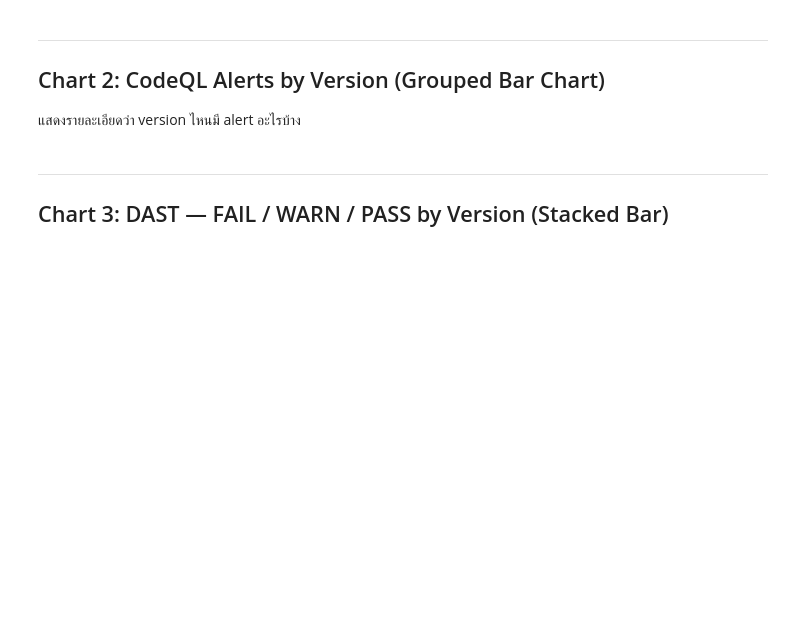
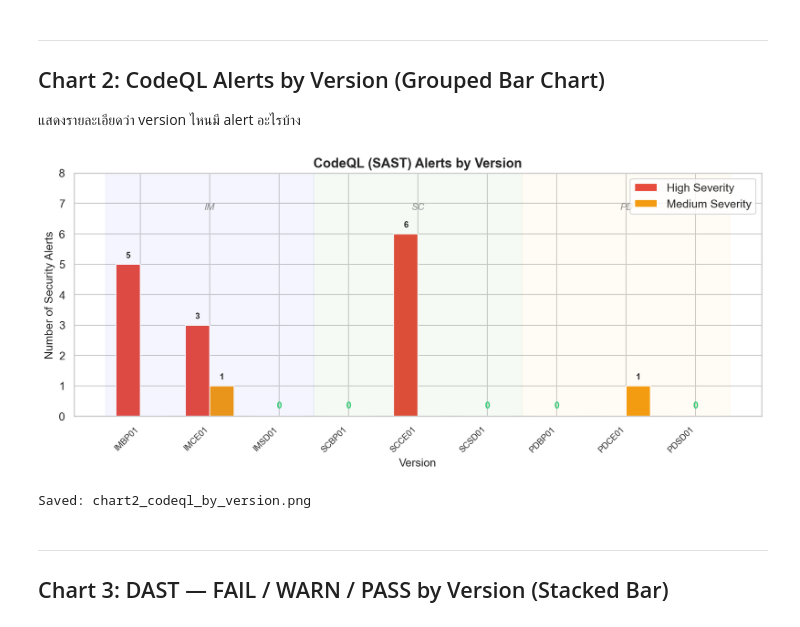
Before and after one commit to PhatchareePuangjai/chatGPT5, a Jupyter notebook: src/research_charts.ipynb, the cells around one changed output. Saved outputs shown, nothing was run; the diff lists cells and outputs as text; code cells hidden in the pictures; blank space fills up the shorter version.

```diff
--- a/src/research_charts.ipynb
+++ b/src/research_charts.ipynb
@@ -146,43 +158,52 @@ print('Saved: chart1_codeql_by_strategy.png')
 ## Chart 2: CodeQL Alerts by Version (Grouped Bar Chart)
 แสดงรายละเอียดว่า version ไหนมี alert อะไรบ้าง
 # %%
-fig, ax = plt.subplots(figsize=(10, 5))
+fig, ax = plt.subplots(figsize=(11, 5))
 
-versions = df_sonar['Version'].tolist()
+versions = df_codeql['Version'].tolist()
 x = np.arange(len(versions))
-colors_by_strategy = [STRATEGY_COLORS[s] for s in df_sonar['Strategy']]
+width = 0.35
 
-bars = ax.bar(x, df_sonar['Duplications'], width=0.55, color=colors_by_strategy, edgecolor='white')
+high_vals = df_codeql['High']
+med_vals = df_codeql['Medium']
+colors_by_strategy = [STRATEGY_COLORS[s] for s in df_codeql['Strategy']]
 
-for i, (bar, val) in enumerate(zip(bars, df_sonar['Duplications'])):
-    if val > 0:
-        ax.text(bar.get_x() + bar.get_width()/2, bar.get_height() + 0.3, f'{val:.1f}%',
-                ha='center', va='bottom', fontweight='bold', fontsize=9)
+bars_high = ax.bar(x - width/2, high_vals, width, label='High Severity', color='#e74c3c', edgecolor='white')
+bars_med = ax.bar(x + width/2, med_vals, width, label='Medium Severity', color='#f39c12', edgecolor='white')
 
-# Feature background (IM: 0-2, SC: 3-6, PD: 7-9)
+for i, (h, m) in enumerate(zip(high_vals, med_vals)):
+    total = h + m
+    if h > 0:
+        ax.text(x[i] - width/2, h + 0.15, f'{int(h)}', ha='center', va='bottom', fontweight='bold', fontsize=9)
+    if m > 0:
+        ax.text(x[i] + width/2, m + 0.15, f'{int(m)}', ha='center', va='bottom', fontweight='bold', fontsize=9)
+    if total == 0:
+        ax.text(x[i], 0.2, '0', ha='center', va='bottom', fontweight='bold', fontsize=10, color='#2ecc71')
+
+# Feature background (IM: 0-2, SC: 3-5, PD: 6-8)
 ax.axvspan(-0.5, 2.5, alpha=0.04, color='blue')
-ax.axvspan(2.5, 6.5, alpha=0.04, color='green')
-ax.axvspan(6.5, 9.5, alpha=0.04, color='orange')
-ax.text(1, 30, 'IM', ha='center', fontsize=10, fontstyle='italic', alpha=0.5)
-ax.text(4.5, 30, 'SC', ha='center', fontsize=10, fontstyle='italic', alpha=0.5)
-ax.text(8, 30, 'PD', ha='center', fontsize=10, fontstyle='italic', alpha=0.5)
+ax.axvspan(2.5, 5.5, alpha=0.04, color='green')
+ax.axvspan(5.5, 8.5, alpha=0.04, color='orange')
+ax.text(1, 6.8, 'IM', ha='center', fontsize=10, fontstyle='italic', alpha=0.5)
+ax.text(4, 6.8, 'SC', ha='center', fontsize=10, fontstyle='italic', alpha=0.5)
+ax.text(7, 6.8, 'PD', ha='center', fontsize=10, fontstyle='italic', alpha=0.5)
 
 ax.set_xlabel('Version', fontsize=12)
-ax.set_ylabel('Duplication %', fontsize=12)
-ax.set_title('SonarQube — Code Duplications by Version', fontsize=14, fontweight='bold')
+ax.set_ylabel('Number of Security Alerts', fontsize=12)
+ax.set_title('CodeQL (SAST) Alerts by Version', fontsize=14, fontweight='bold')
 ax.set_xticks(x)
 ax.set_xticklabels(versions, rotation=45, ha='right', fontsize=9)
-ax.set_ylim(0, 32)
-
-from matplotlib.patches import Patch
-legend_elements = [Patch(facecolor=STRATEGY_COLORS[s], label=f'{s} ({STRATEGY_NAMES[s]})')
-                   for s in ['BP','CE','SDD']]
-ax.legend(handles=legend_elements, loc='upper right', fontsize=9)
+ax.set_ylim(0, 8)
+ax.legend(loc='upper right')
+ax.yaxis.set_major_locator(plt.MultipleLocator(1))
 
 plt.tight_layout()
-plt.savefig('chart8_sonarqube_duplications.png', bbox_inches='tight')
+plt.savefig('chart2_codeql_by_version.png', bbox_inches='tight')
 plt.show()
-print('Saved: chart8_sonarqube_duplications.png')
+print('Saved: chart2_codeql_by_version.png')
+# %% [output]
+[figure, added]
+Saved: chart2_codeql_by_version.png
 # %% [markdown]
 ---
 ## Chart 3: DAST — FAIL / WARN / PASS by Version (Stacked Bar)
```
Also changed, not shown: parts of 12 cells of this notebook, 6 other files.
